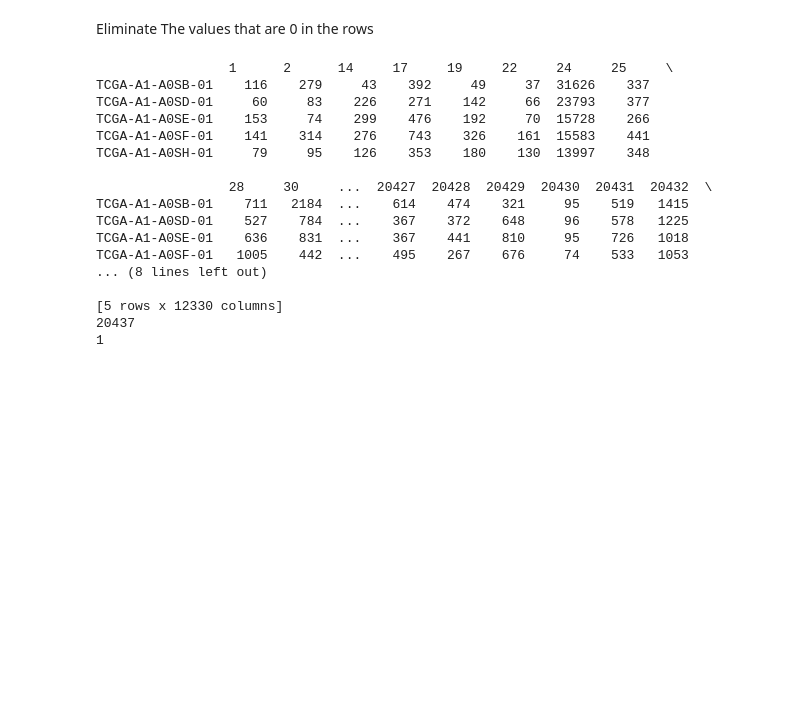
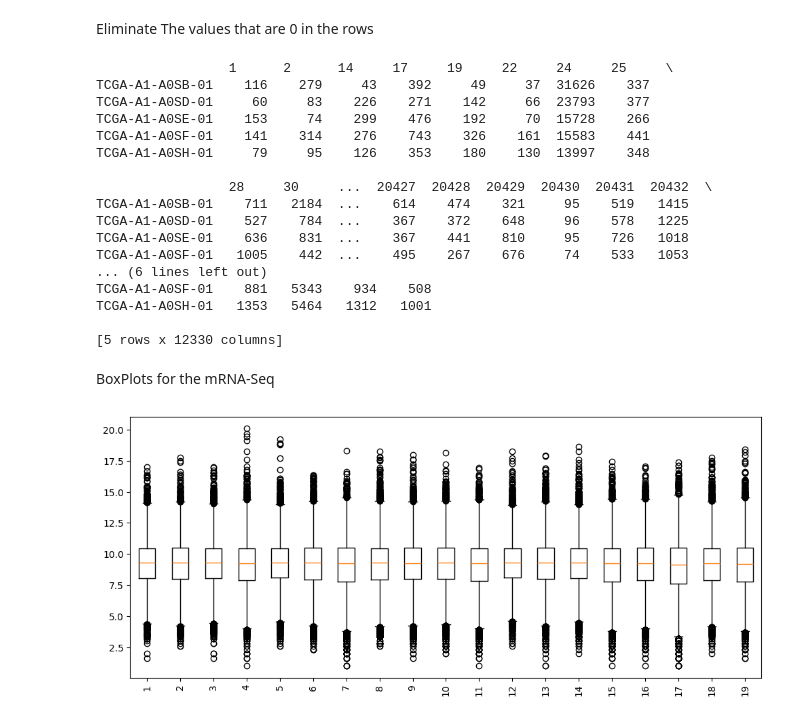
Before and after one commit to Fasmanuel2002/UPSA_Thesis_Research, a Jupyter notebook: research/notebooks/RenSeq.ipynb, the cells around one changed output. Drawn from its saved outputs; the diff is of its cells as text; code cells hidden in the pictures; blank space fills up the shorter version.

Commit message:
Added the BoxPlots for the atypical values in the RNA seq

```diff
--- a/research/notebooks/RenSeq.ipynb
+++ b/research/notebooks/RenSeq.ipynb
@@ -58,11 +62,9 @@ df_counts = df_counts.astype(int)
 Eliminate The values that are 0 in the rows
 # %%
 #Filtrate
-df_counts = df_counts.loc[~(df_counts == 0).any(axis=1), :]
+df_counts = df_counts.loc[:, ~(df_counts == 0).any(axis=0)]
 #df_counts = df_counts.loc[:, (df_counts > 0).sum(axis=0) >= 2] #Preguntar Manuel
 print(df_counts.head())
-print(max(df_counts))
-print(min(df_counts))
 # %% [output]
                  1      2      14     17     19     22     24     25     \
 TCGA-A1-A0SB-01    116    279     43    392     49     37  31626    337
@@ -76,13 +78,21 @@ TCGA-A1-A0SB-01    711   2184  ...    614    474    321     95    519   1415
 TCGA-A1-A0SD-01    527    784  ...    367    372    648     96    578   1225
 TCGA-A1-A0SE-01    636    831  ...    367    441    810     95    726   1018
 TCGA-A1-A0SF-01   1005    442  ...    495    267    676     74    533   1053
-... (8 lines left out)
+... (6 lines left out)
+TCGA-A1-A0SF-01    881   5343    934    508
+TCGA-A1-A0SH-01   1353   5464   1312   1001
 
 [5 rows x 12330 columns]
-20437
-1
+# %% [markdown]
+BoxPlots for the mRNA-Seq
 # %%
-pseudocount = np.log2(df_counts[1] + 1)
+
+plt.figure(figsize=(12,5))
+plt.boxplot(np.log2(df_counts[1:20].T + 1))  # transpose
+plt.xticks(rotation=90)
+plt.show()
+# %% [output]
+[figure, added]
 # %%
 
 #N of Cpu
```
Also changed, not shown: parts of 2 cells of this notebook.
